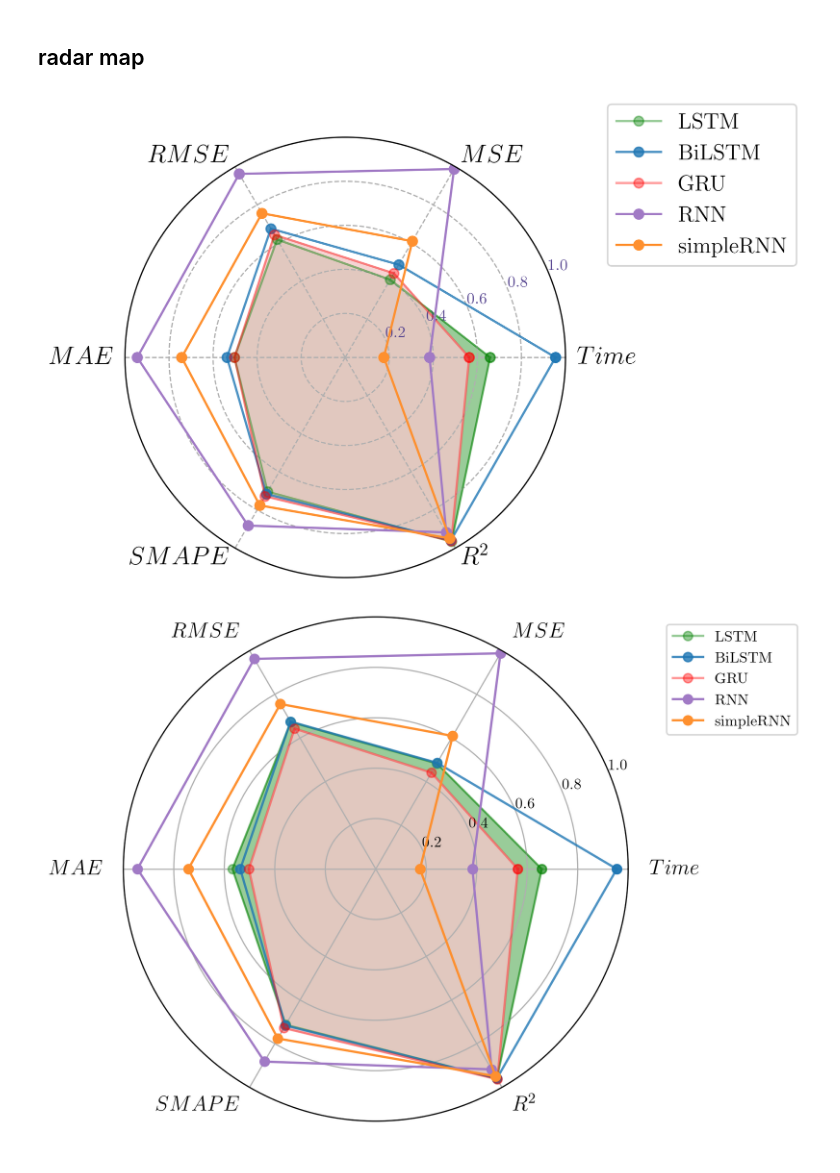
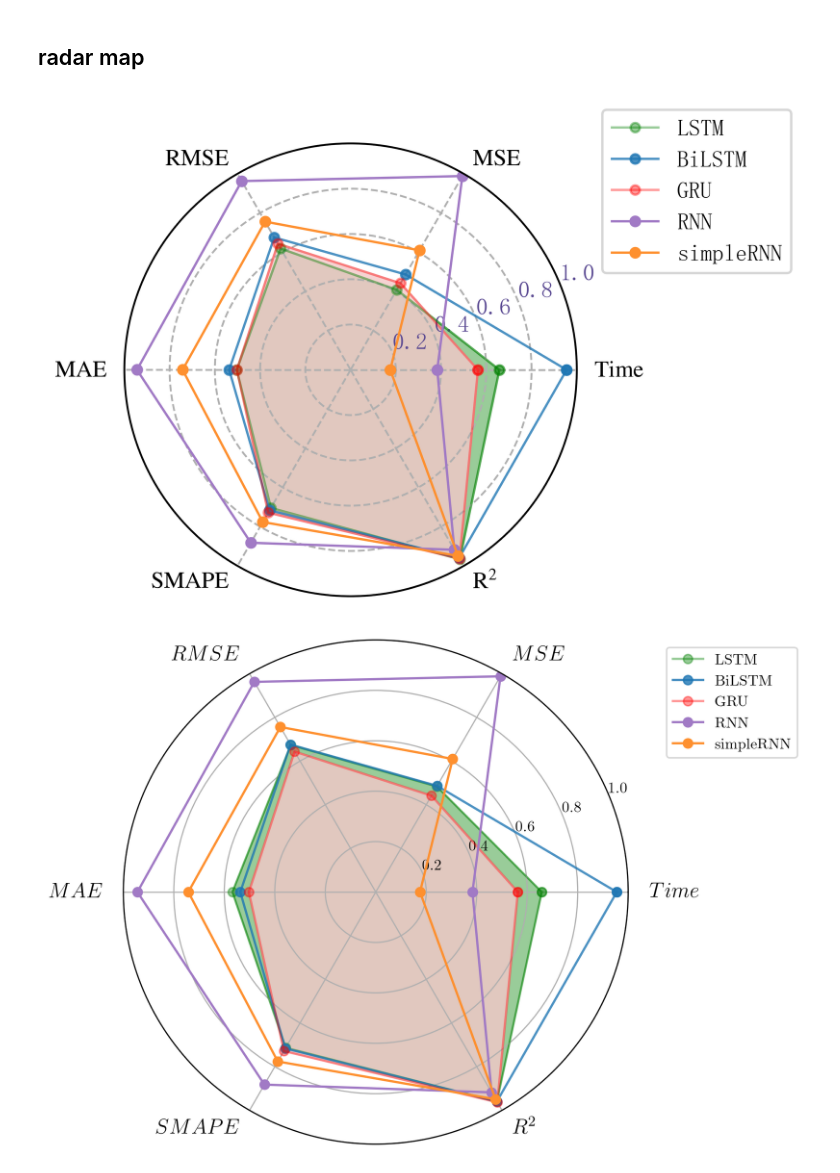
Before and after one commit to orange180/scada-data-of-a-wind-turbine, a Jupyter notebook: analysis_windTurbineScada.ipynb, the cells around one changed output. Drawn from its saved outputs; the diff is of its cells as text; code cells hidden in the pictures.

```diff
--- a/analysis_windTurbineScada.ipynb
+++ b/analysis_windTurbineScada.ipynb
@@ -972,11 +984,18 @@ array([0.657836, 0.408075, 0.618523, 0.503067, 0.704259, 0.966013])
 # 设置中文显示、画布大小
 matplotlib.rcdefaults()  # 将配置重置为默认值
 # matplotlib.use("Agg")
-matplotlib.rcParams['text.usetex'] = True  # 全局开启
-plt.rcParams['font.family'] = 'Times New Roman'
+# matplotlib.rcParams['text.usetex'] = True  # 全局开启
+# plt.rcParams['font.family'] = 'Times New Roman'
 plt.rcParams['axes.unicode_minus'] = False  # 解决保存图像是负号'-'显示为方块的问题/让负号正常显示
 # plt.rcParams['font.sans-serif'] = ['Times New Roman']
-plt.figure(figsize=(4.5*2, 2.5*2), dpi=600)
+config = {
+            "font.family": 'serif',
+            "font.size": 21,
+            "mathtext.fontset": 'stix',
+            "font.serif": ['SimSun'],
+         }
+rcParams.update(config)
+plt.figure(figsize=(5.5, 3.5), dpi=600)
 ax = plt.subplot(111, polar=True)
 
 # 分割圆并执行闭合操作（0-2π之间返回间隔均匀的6个弧度：π/3、2π/3、π、4π/3、5π/3、2π）
@@ -999,44 +1018,44 @@ data5 = np.concatenate((data5, [data5[0]]))
 # data6 = np.concatenate((data6, [data6[0]]))
 # data7 = np.concatenate((data7, [data7[0]]))
 
 # 绘制两组数据
-plt.polar(theta, data1, 'o-', markersize=3*2, linewidth=0.7*2, color='g', alpha=0.4, label='LSTM')
-plt.polar(theta, data2, 'o-', markersize=3*2, linewidth=0.7*2, color='#1f77b4', alpha=0.8, label='BiLSTM')
-plt.polar(theta, data3, 'o-', markersize=3*2, linewidth=0.7*2, color='r', alpha=0.4, label='GRU')
-plt.polar(theta, data4, 'o-', markersize=3*2, linewidth=0.7*2, color='#a17ac5', alpha=1, label='RNN')
-plt.polar(theta, data5, 'o-', markersize=3*2, linewidth=0.7*2, color='#fe902f', alpha=1, label='simpleRNN')
+plt.polar(theta, data1, 'o-', markersize=4, linewidth=1, color='g', alpha=0.4, label='LSTM')
+plt.polar(theta, data2, 'o-', markersize=4, linewidth=1, color='#1f77b4', alpha=0.8, label='BiLSTM')
+plt.polar(theta, data3, 'o-', markersize=4, linewidth=1, color='r', alpha=0.4, label='GRU')
+plt.polar(theta, data4, 'o-', markersize=4, linewidth=1, color='#a17ac5', alpha=1, label='RNN')
+plt.polar(theta, data5, 'o-', markersize=4, linewidth=1, color='#fe902f', alpha=1, label='simpleRNN')
 # plt.polar(theta, data6, 'o-', label='XgBoost')
 # plt.polar(theta, data7, 'o-', label='linearRegression')
 
 # 调整圆周标签位置
 for label,rot in zip(ax.get_xticklabels(),theta):
     if rot>=0 and rot<0.5*np.pi:
         label.set_horizontalalignment("left")
     if rot>0.5*np.pi and rot<1.5*np.pi:
         label.set_horizontalalignment("right")
     if rot>1.5*np.pi and rot<2*np.pi:
         label.set_horizontalalignment("left")
 
 # 填充两组数据
 plt.fill(theta, data1, color='g', alpha=0.4)
 plt.fill(theta, data3, color='#f4c8c9', alpha=0.8)
 
 # 将六个弧度（π/3、2π/3、π、4π/3、5π/3、2π）转换成角度，并分别设置标签
-labels = np.array(['$Time$','$MSE$','$RMSE$','$MAE$','$SMAPE$','$R^2$'])
+labels = np.array(['$\mathrm{Time}$','$\mathrm{MSE}$','$\mathrm{RMSE}$','$\mathrm{MAE}$','$\mathrm{SMAPE}$','$\mathrm{R^2}$'])
 plt.thetagrids(theta[:6] * 180/np.pi, labels, fontsize=8*2)  # 圆周标签
-plt.tick_params(labelsize=8*2, pad=-3, width=0.4*2)
-plt.tick_params(axis='y', labelsize=7*2, pad=2*2) # , rotation=-70
+plt.tick_params(labelsize=10, pad=-3, width=0.4*2)
+plt.tick_params(axis='y', labelsize=10, pad=2*2) # , rotation=-70
 
 # 设置刻度范围、标题、图例
 plt.yticks(color="#5a4992", size=5*2)
 plt.ylim(0, 1)  # 刻度范围
 # plt.title('Title', fontsize=20)  # 标题
-plt.legend(bbox_to_anchor=(1.55, 1.1), prop={"size":7*2})  # 右上角图例
+plt.legend(bbox_to_anchor=(1.5, 1.1), prop={"size":10})  # 右上角图例
 plt.grid(linestyle='--',linewidth = 0.8)
-plt.savefig('./temp/compare.png', dpi=600)
+plt.savefig('output/compare.png', dpi=600)
 plt.show()
 # %% [output]
-[figure, old version]
+[figure, new version]
 # %%
 # 设置中文显示、画布大小
 matplotlib.rcdefaults()  # 将配置重置为默认值
```
Also changed, not shown: parts of 6 cells of this notebook, 23 other files.
